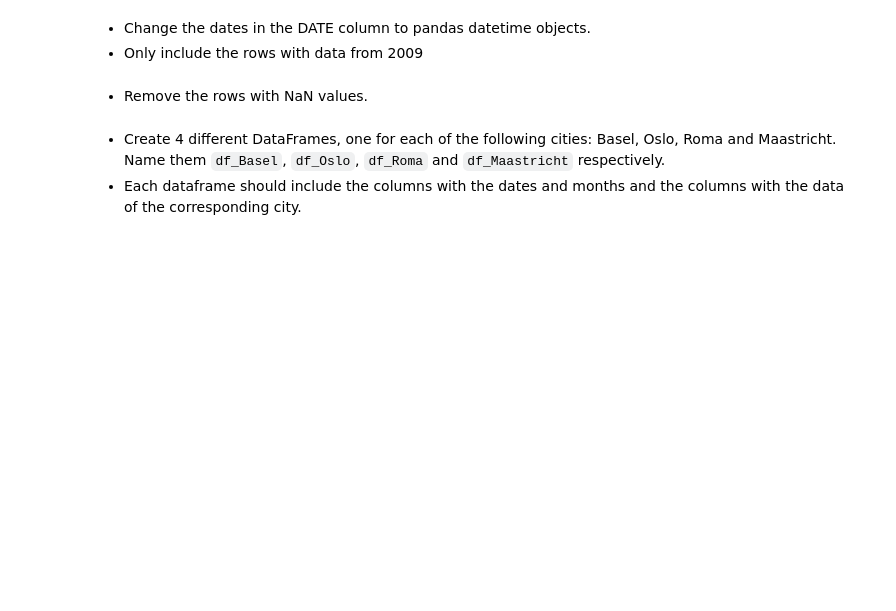
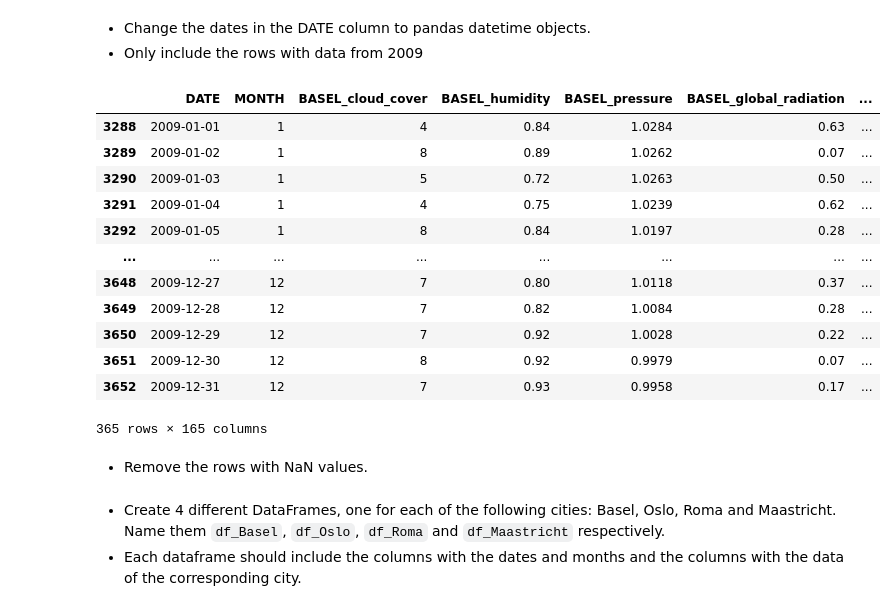
Before and after one commit to Elemonce/Python, a Jupyter notebook: redoing/P2-coursematerial-2425/06-sample-exam/01-weather/weather_EN.ipynb, the cells around one changed output. Drawn from its saved outputs; the diff is of its cells as text; code cells hidden in the pictures; blank space fills up the shorter version.

```diff
--- a/redoing/P2-coursematerial-2425/06-sample-exam/01-weather/weather_EN.ipynb
+++ b/redoing/P2-coursematerial-2425/06-sample-exam/01-weather/weather_EN.ipynb
@@ -16,3 +32,24 @@ Import the necessary packages.
+# %%
+#datetime objects, year 2009
+df_weather["DATE"] = pd.to_datetime(df_weather["DATE"], format="%Y%m%d")
+df_weather = df_weather[df_weather["DATE"] > pd.to_datetime("2008-12-31")]
+df_weather = df_weather[df_weather["DATE"] < pd.to_datetime("2010-01-01")]
+
+df_weather
+# %% [output]
+|  | DATE | MONTH | BASEL_cloud_cover | BASEL_humidity | BASEL_pressure | BASEL_global_radiation | ... |
+| 3288 | 2009-01-01 | 1 | 4 | 0.84 | 1.0284 | 0.63 | ... |
+| 3289 | 2009-01-02 | 1 | 8 | 0.89 | 1.0262 | 0.07 | ... |
+| 3290 | 2009-01-03 | 1 | 5 | 0.72 | 1.0263 | 0.50 | ... |
+| 3291 | 2009-01-04 | 1 | 4 | 0.75 | 1.0239 | 0.62 | ... |
+| 3292 | 2009-01-05 | 1 | 8 | 0.84 | 1.0197 | 0.28 | ... |
+| ... | ... | ... | ... | ... | ... | ... | ... |
+| 3648 | 2009-12-27 | 12 | 7 | 0.80 | 1.0118 | 0.37 | ... |
+| 3649 | 2009-12-28 | 12 | 7 | 0.82 | 1.0084 | 0.28 | ... |
+| 3650 | 2009-12-29 | 12 | 7 | 0.92 | 1.0028 | 0.22 | ... |
+| 3651 | 2009-12-30 | 12 | 8 | 0.92 | 0.9979 | 0.07 | ... |
+| 3652 | 2009-12-31 | 12 | 7 | 0.93 | 0.9958 | 0.17 | ... |
+365 rows × 165 columns
 # %% [markdown]
 * Remove the rows with NaN values.
 # %%
```
Also changed, not shown: parts of 8 cells of this notebook, 8 other files.
